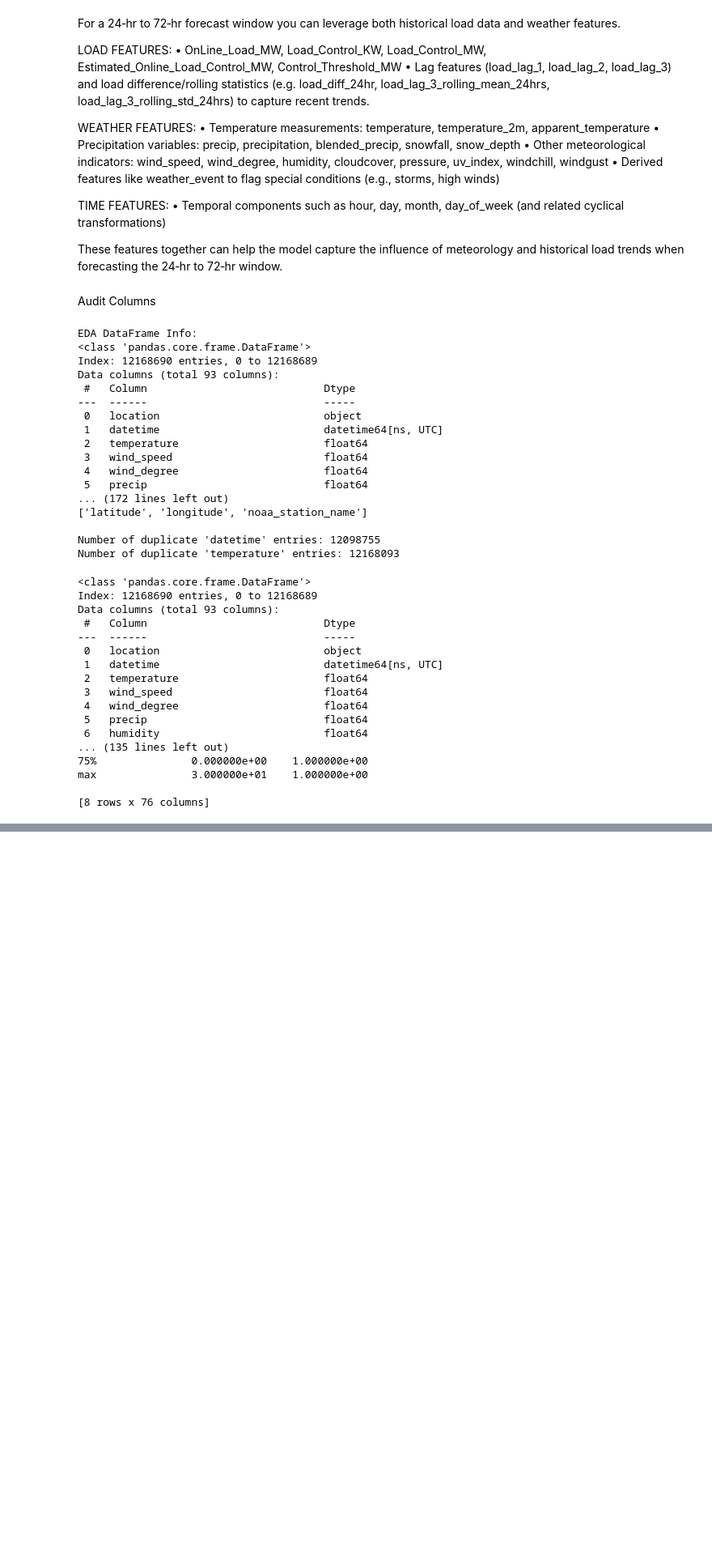
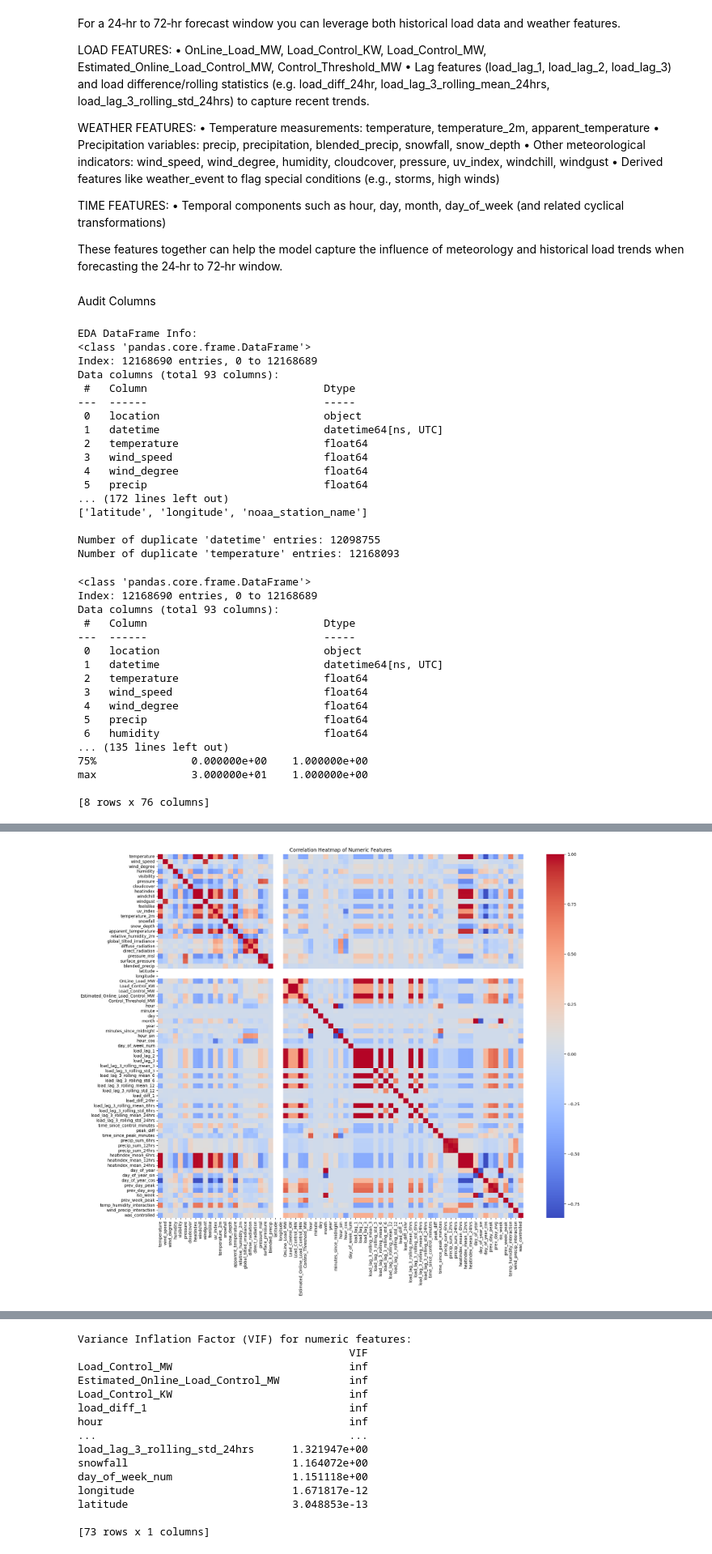
Before and after one commit to LNRobertson/East_River, a Jupyter notebook: notebooks/EDA/baseline_EDA.ipynb, the cells around one changed output, grey strips where cells are left out. Shown at 81% size. Cells and saved outputs as stored; diff of their text form; code cells hidden in the pictures; blank space fills up the shorter version.

```diff
--- a/notebooks/EDA/EDA.ipynb
+++ b/notebooks/EDA/baseline_EDA.ipynb
@@ -389,0 +508,3 @@ max               3.000000e+01    1.000000e+00
+# %%
+for col in ['prev_day_peak', 'prev_day_avg', 'prev_week_peak']:
+    eda_df[col] = eda_df[col].fillna(eda_df[col].median())
@@ -389,0 +534,16 @@ max               3.000000e+01    1.000000e+00
+# %%
+import numpy as np
+# Identify numeric fields with high zero proportions (excluding specific keywords)
+excluded_keywords = ['temp', 'precip', 'wind', 'irradiance', 'radiation']
+threshold = 50.0  # Threshold percentage
+
+print("Numeric columns with high zero proportions (excluding specified keywords):")
+for col in eda_df.select_dtypes(include=[np.number]).columns:
+    # Skip columns whose names contain any of the excluded keywords
+    if any(keyword in col.lower() for keyword in excluded_keywords):
+        continue
+    total = eda_df.shape[0]
+    zero_count = (eda_df[col] == 0).sum()
+    zero_pct = (zero_count / total) * 100
+    if zero_pct > threshold:
+        print(f"Column '{col}': {zero_count} zeros ({zero_pct:.2f}% of total records)")
@@ -389,0 +579,45 @@ max               3.000000e+01    1.000000e+00
+# %%
+import numpy as np
+import seaborn as sns
+from statsmodels.stats.outliers_influence import variance_inflation_factor
+
+# Analyze multicollinearity and feature redundancy
+
+import matplotlib.pyplot as plt
+
+# Compute correlation matrix for numeric columns
+numeric_cols = eda_df.select_dtypes(include=[np.number]).columns
+corr_matrix = eda_df[numeric_cols].corr()
+
+plt.figure(figsize=(20, 16))
+sns.heatmap(corr_matrix, cmap='coolwarm', annot=False, fmt=".2f")
+plt.title("Correlation Heatmap of Numeric Features")
+plt.show()
+
+# Identify highly correlated pairs (correlation coefficient greater than 0.9 in absolute value)
+threshold = 0.9
+high_corr_pairs = []
+for i in range(len(corr_matrix.columns)):
+    for j in range(i + 1, len(corr_matrix.columns)):
+        corr_val = corr_matrix.iloc[i, j]
+        if abs(corr_val) > threshold:
+            high_corr_pairs.append((corr_matrix.columns[i], corr_matrix.columns[j], corr_val))
+
+print("Highly correlated feature pairs (|corr| > 0.9):")
+for feature1, feature2, corr_val in high_corr_pairs:
+    print(f"{feature1} and {feature2}: correlation = {corr_val:.2f}")
+
+# Calculate Variance Inflation Factor (VIF) for the numeric features
+# Sampling a subset for speed when working with a large dataframe (adjust sample size if needed)
+sample_df = eda_df[numeric_cols].dropna().sample(n=1000, random_state=42)
+
+vif_data = {}
+for i, col in enumerate(sample_df.columns):
+    vif = variance_inflation_factor(sample_df.values, i)
+    vif_data[col] = vif
+
+vif_df = pd.DataFrame.from_dict(vif_data, orient='index', columns=['VIF']).sort_values(by='VIF', ascending=False)
+print("\nVariance Inflation Factor (VIF) for numeric features:")
+print(vif_df)
+# %% [output]
+[figure, added]
@@ -389,0 +641,15 @@ max               3.000000e+01    1.000000e+00
+Variance Inflation Factor (VIF) for numeric features:
+                                           VIF
+Load_Control_MW                            inf
+Estimated_Online_Load_Control_MW           inf
+Load_Control_KW                            inf
+load_diff_1                                inf
+hour                                       inf
+...                                        ...
+load_lag_3_rolling_std_24hrs      1.321947e+00
+snowfall                          1.164072e+00
+day_of_week_num                   1.151118e+00
+longitude                         1.671817e-12
+latitude                          3.048853e-13
+
+[73 rows x 1 columns]
```
Also changed, not shown: parts of 32 cells of this notebook.
